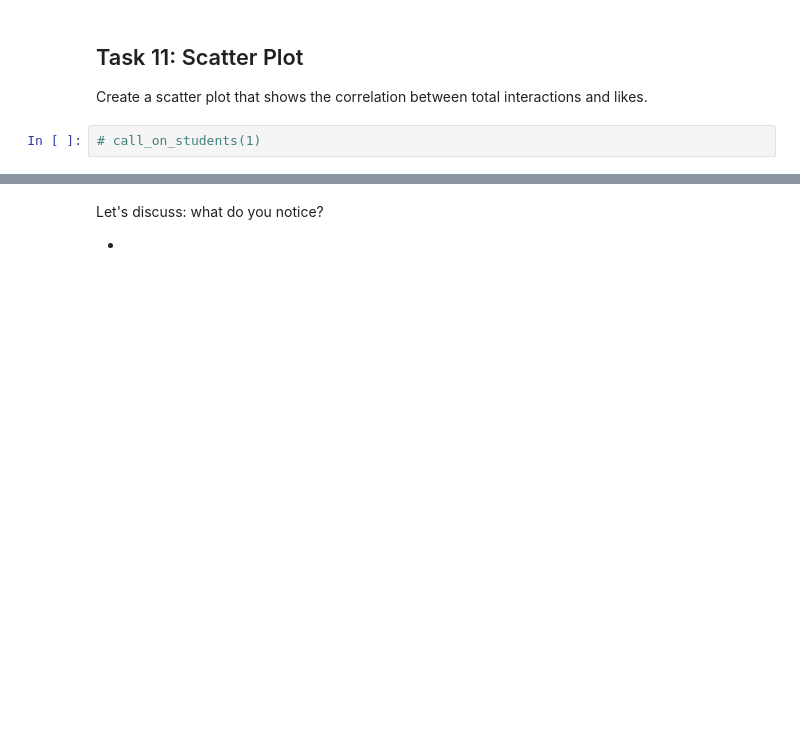
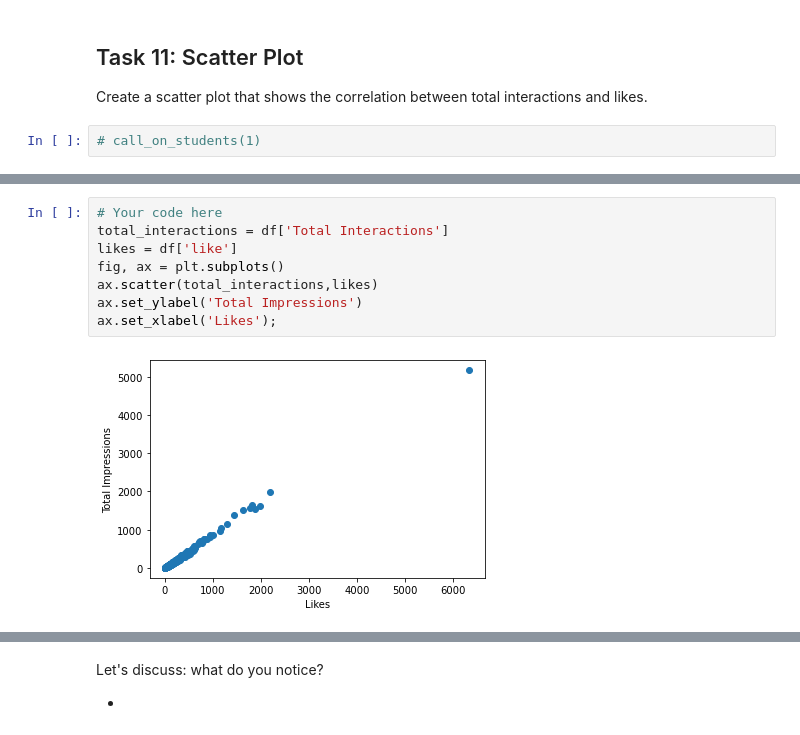
Before and after one commit to zander1268/DS-Live-051622, a Jupyter notebook: Phase1/P1-Code-Challenge-Review.ipynb, the cells around one changed output, grey strips where cells are left out. Saved outputs shown, nothing was run; the diff lists cells and outputs as text; blank space fills up the shorter version.

```diff
--- a/Phase1/P1-Code-Challenge-Review.ipynb
+++ b/Phase1/P1-Code-Challenge-Review.ipynb
@@ -377,0 +382,10 @@ Create a scatter plot that shows the correlation between total interactions and
+# %%
+# Your code here
+total_interactions = df['Total Interactions']
+likes = df['like']
+fig, ax = plt.subplots()
+ax.scatter(total_interactions,likes)
+ax.set_ylabel('Total Impressions')
+ax.set_xlabel('Likes');
+# %% [output]
+[figure, added]
```
Also changed, not shown: parts of 22 cells of this notebook.
